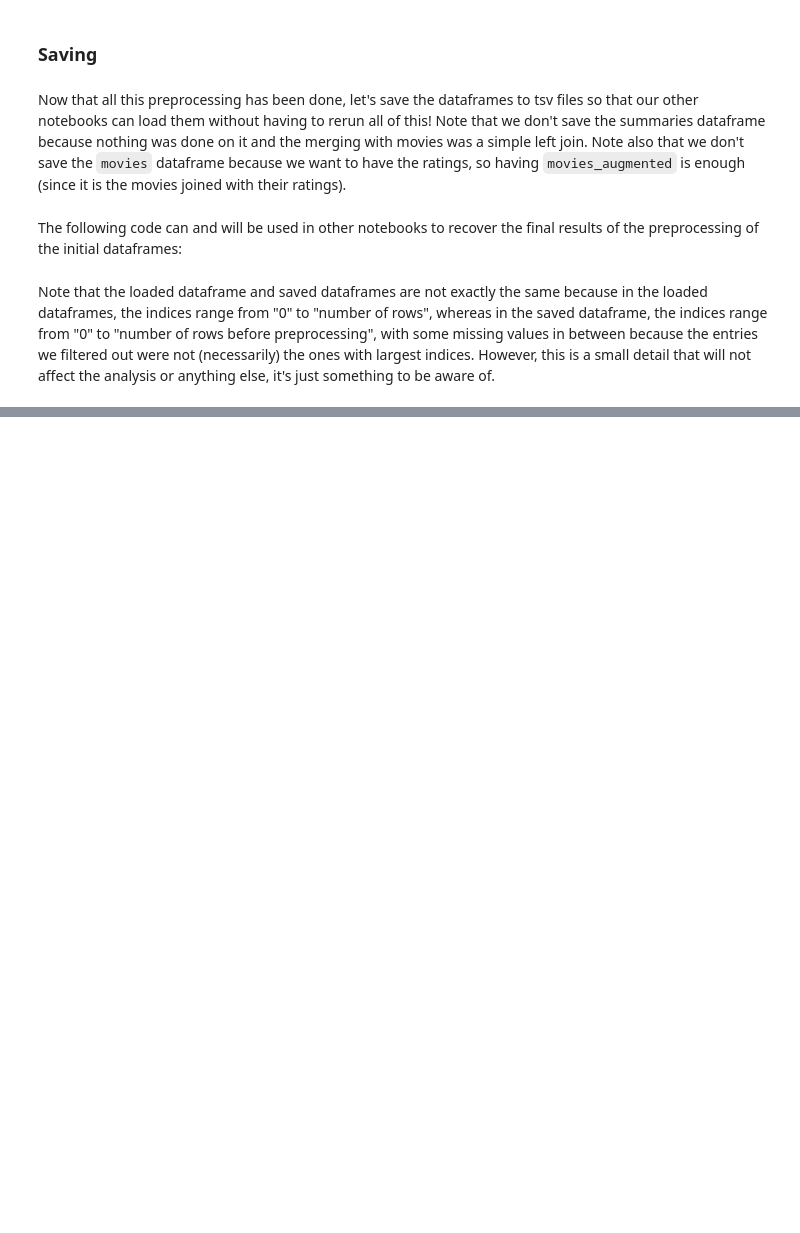
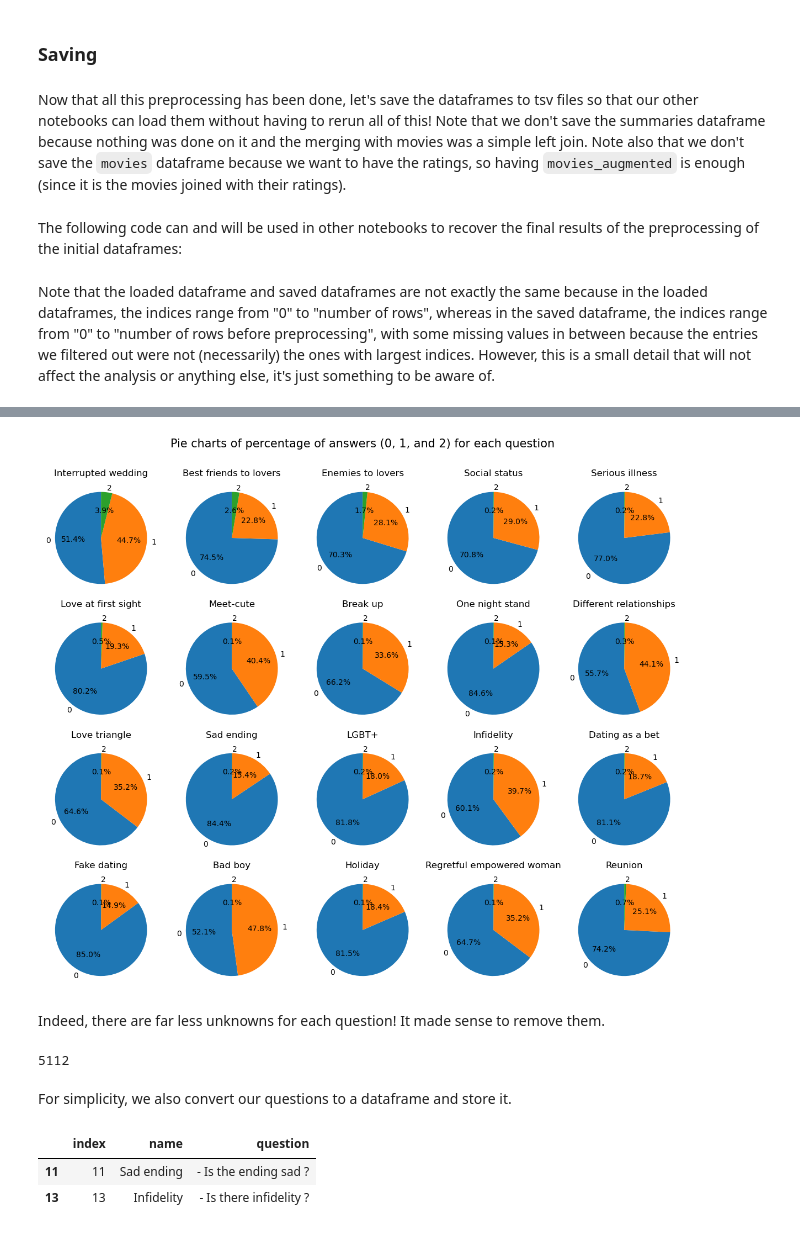
Before and after one commit to epfl-ada/ada-2023-project-theredpandada5, a Jupyter notebook: Data preprocessing.ipynb, the cells around one changed output, grey strips where cells are left out. Saved outputs shown, nothing was run; the diff lists cells and outputs as text; code cells hidden in the pictures; blank space fills up the shorter version.

```diff
--- a/Data preprocessing.ipynb
+++ b/Data preprocessing.ipynb
@@ -866,0 +1057,22 @@ Note that the loaded dataframe and saved dataframes are not exactly the same bec
+# %%
+relevant_answers = gpt_answers[gpt_answers['binary_answers'].str.contains('1')].copy()
+plot_gpt_answers_pie_charts(relevant_answers, question_names)
+# %% [output]
+[figure, added]
+# %% [markdown]
+Indeed, there are far less unknowns for each question! It made sense to remove them.
+# %%
+len(relevant_answers)
+# %% [output]
+5112
+# %% [markdown]
+For simplicity, we also convert our questions to a dataframe and store it.
+# %%
+names_df = pd.DataFrame.from_dict(question_names, orient='index', columns=['name'])
+questions_df = pd.DataFrame.from_dict(questions, orient='index', columns=['question'])
+questions_info = pd.concat([names_df, questions_df], axis=1).reset_index()
+questions_info.sample(2)
+# %% [output]
+|  | index | name | question |
+| 11 | 11 | Sad ending | - Is the ending sad ? |
+| 13 | 13 | Infidelity | - Is there infidelity ? |
```
Also changed, not shown: parts of 47 cells of this notebook, 37 other files.
